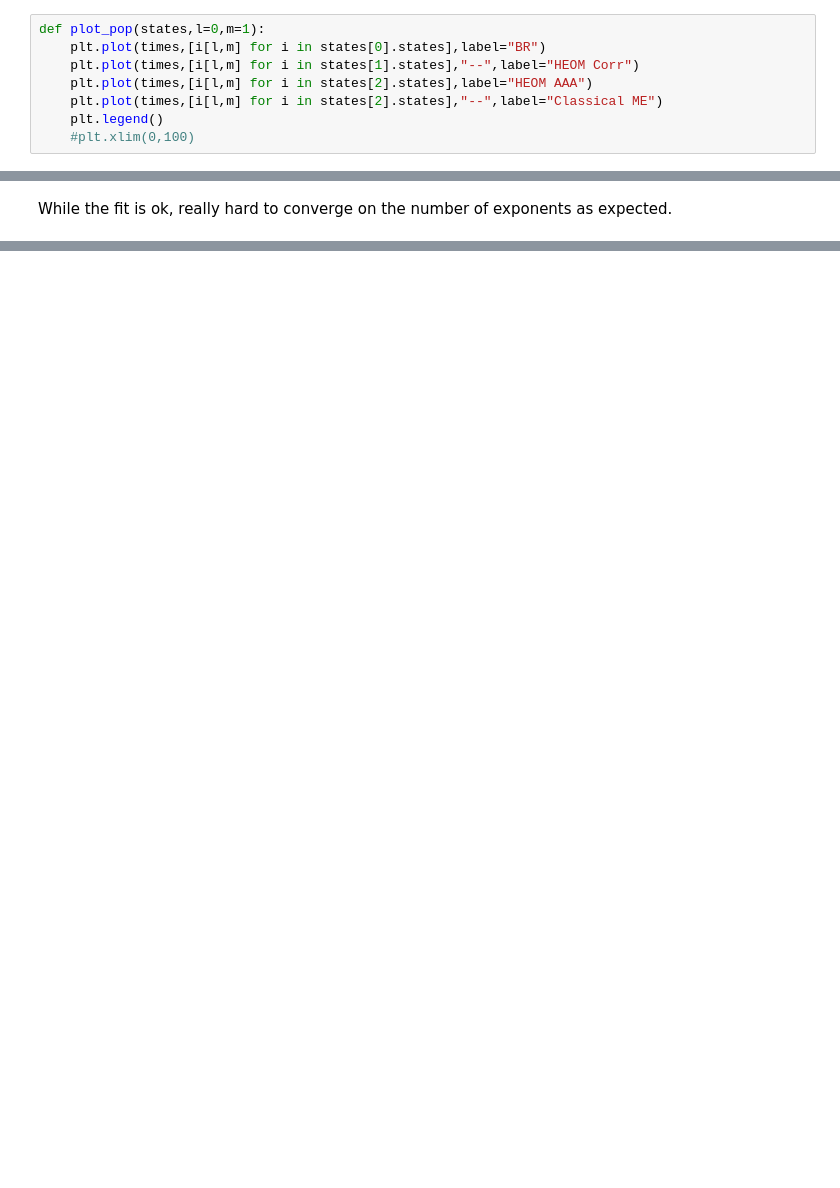
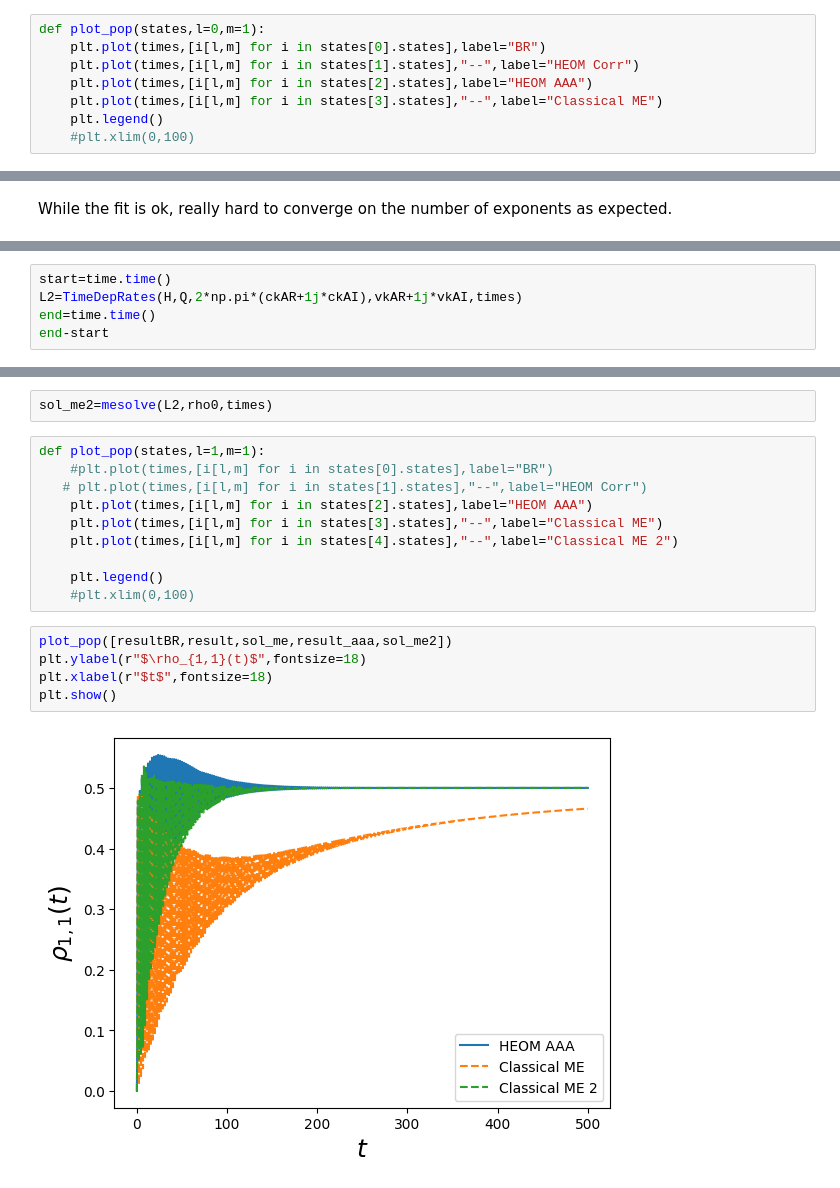
Before and after one commit to gsuarezr/DSE, a Jupyter notebook: report/f_noise.ipynb, the cells around one changed output, grey strips where cells are left out. Drawn from its saved outputs; the diff is of its cells as text; blank space fills up the shorter version.

```diff
--- a/report/f_noise.ipynb
+++ b/report/f_noise.ipynb
@@ -552,6 +543,6 @@ def plot_pop(states,l=0,m=1):
     plt.plot(times,[i[l,m] for i in states[0].states],label="BR")
     plt.plot(times,[i[l,m] for i in states[1].states],"--",label="HEOM Corr")
     plt.plot(times,[i[l,m] for i in states[2].states],label="HEOM AAA")
-    plt.plot(times,[i[l,m] for i in states[2].states],"--",label="Classical ME")
+    plt.plot(times,[i[l,m] for i in states[3].states],"--",label="Classical ME")
     plt.legend()
     #plt.xlim(0,100)
@@ -627,0 +665,5 @@ While the fit is ok, really hard to converge on the number of exponents as expec
+# %%
+start=time.time()
+L2=TimeDepRates(H,Q,2*np.pi*(ckAR+1j*ckAI),vkAR+1j*vkAI,times)
+end=time.time()
+end-start
@@ -627,0 +677,19 @@ While the fit is ok, really hard to converge on the number of exponents as expec
+# %%
+sol_me2=mesolve(L2,rho0,times)
+# %%
+def plot_pop(states,l=1,m=1):
+    #plt.plot(times,[i[l,m] for i in states[0].states],label="BR")
+   # plt.plot(times,[i[l,m] for i in states[1].states],"--",label="HEOM Corr")
+    plt.plot(times,[i[l,m] for i in states[2].states],label="HEOM AAA")
+    plt.plot(times,[i[l,m] for i in states[3].states],"--",label="Classical ME")
+    plt.plot(times,[i[l,m] for i in states[4].states],"--",label="Classical ME 2")
+
+    plt.legend()
+    #plt.xlim(0,100)
+# %%
+plot_pop([resultBR,result,sol_me,result_aaa,sol_me2])
+plt.ylabel(r"$\rho_{1,1}(t)$",fontsize=18)
+plt.xlabel(r"$t$",fontsize=18)
+plt.show()
+# %% [output]
+[figure, added]
```
Also changed, not shown: parts of 22 cells of this notebook, 42 other files.
